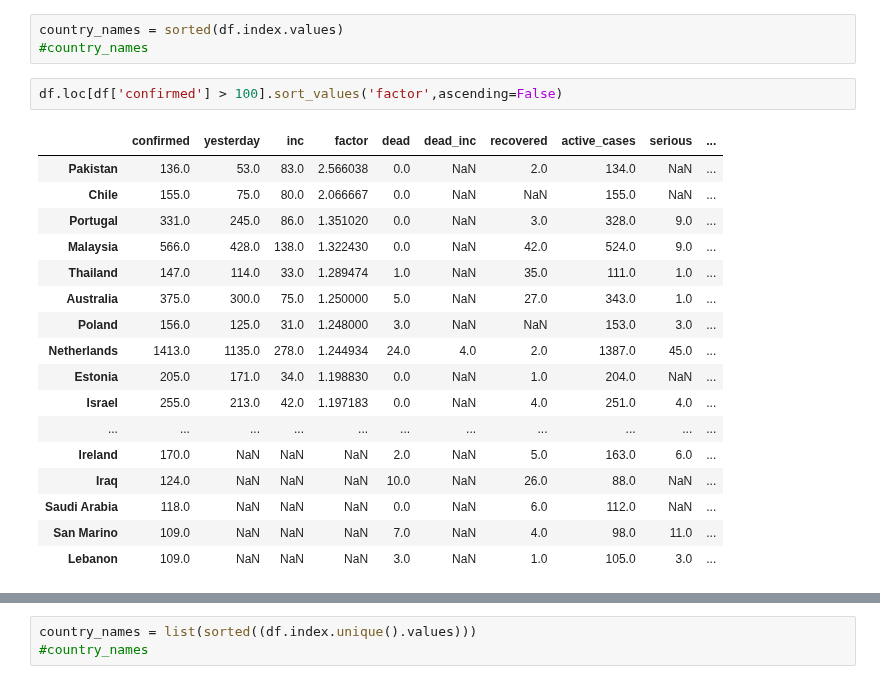
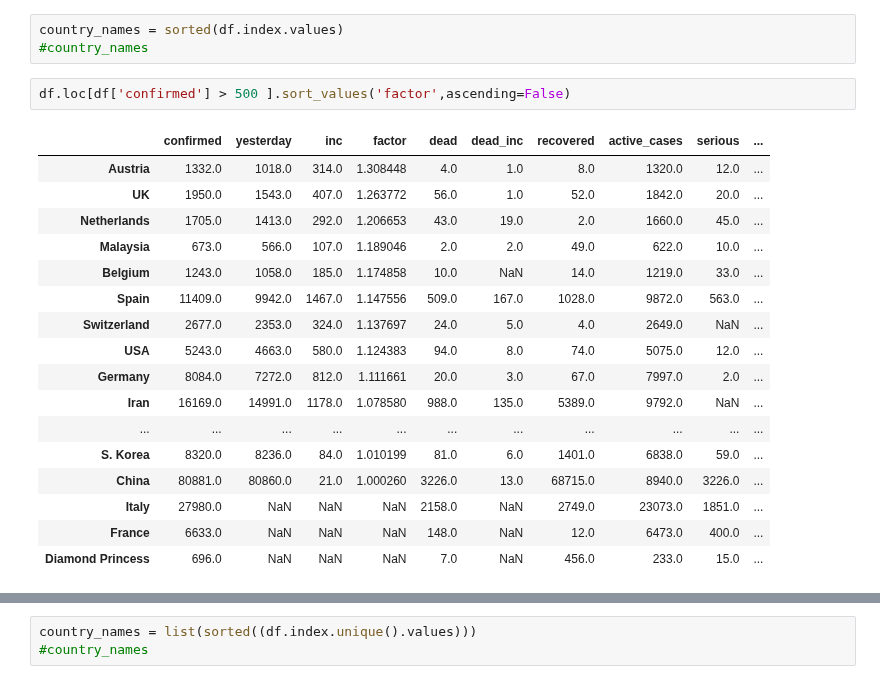
Before and after one commit to tolex3/note, a Jupyter notebook: scrape_worldometers_data.ipynb, the cells around one changed output, grey strips where cells are left out. Cells and saved outputs as stored; diff of their text form.

```diff
--- a/scrape_worldometers_data.ipynb
+++ b/scrape_worldometers_data.ipynb
@@ -218,25 +230,25 @@ top_dead_pct
 country_names = sorted(df.index.values)
 #country_names
 # %%
-df.loc[df['confirmed'] > 100].sort_values('factor',ascending=False)
+df.loc[df['confirmed'] > 500 ].sort_values('factor',ascending=False)
 # %% [output]
 |  | confirmed | yesterday | inc | factor | dead | dead_inc | recovered | active_cases | serious | ... |
-| Pakistan | 136.0 | 53.0 | 83.0 | 2.566038 | 0.0 | NaN | 2.0 | 134.0 | NaN | ... |
-| Chile | 155.0 | 75.0 | 80.0 | 2.066667 | 0.0 | NaN | NaN | 155.0 | NaN | ... |
-| Portugal | 331.0 | 245.0 | 86.0 | 1.351020 | 0.0 | NaN | 3.0 | 328.0 | 9.0 | ... |
-| Malaysia | 566.0 | 428.0 | 138.0 | 1.322430 | 0.0 | NaN | 42.0 | 524.0 | 9.0 | ... |
-| Thailand | 147.0 | 114.0 | 33.0 | 1.289474 | 1.0 | NaN | 35.0 | 111.0 | 1.0 | ... |
-| Australia | 375.0 | 300.0 | 75.0 | 1.250000 | 5.0 | NaN | 27.0 | 343.0 | 1.0 | ... |
-| Poland | 156.0 | 125.0 | 31.0 | 1.248000 | 3.0 | NaN | NaN | 153.0 | 3.0 | ... |
-| Netherlands | 1413.0 | 1135.0 | 278.0 | 1.244934 | 24.0 | 4.0 | 2.0 | 1387.0 | 45.0 | ... |
-| Estonia | 205.0 | 171.0 | 34.0 | 1.198830 | 0.0 | NaN | 1.0 | 204.0 | NaN | ... |
-| Israel | 255.0 | 213.0 | 42.0 | 1.197183 | 0.0 | NaN | 4.0 | 251.0 | 4.0 | ... |
+| Austria | 1332.0 | 1018.0 | 314.0 | 1.308448 | 4.0 | 1.0 | 8.0 | 1320.0 | 12.0 | ... |
+| UK | 1950.0 | 1543.0 | 407.0 | 1.263772 | 56.0 | 1.0 | 52.0 | 1842.0 | 20.0 | ... |
+| Netherlands | 1705.0 | 1413.0 | 292.0 | 1.206653 | 43.0 | 19.0 | 2.0 | 1660.0 | 45.0 | ... |
+| Malaysia | 673.0 | 566.0 | 107.0 | 1.189046 | 2.0 | 2.0 | 49.0 | 622.0 | 10.0 | ... |
+| Belgium | 1243.0 | 1058.0 | 185.0 | 1.174858 | 10.0 | NaN | 14.0 | 1219.0 | 33.0 | ... |
+| Spain | 11409.0 | 9942.0 | 1467.0 | 1.147556 | 509.0 | 167.0 | 1028.0 | 9872.0 | 563.0 | ... |
+| Switzerland | 2677.0 | 2353.0 | 324.0 | 1.137697 | 24.0 | 5.0 | 4.0 | 2649.0 | NaN | ... |
+| USA | 5243.0 | 4663.0 | 580.0 | 1.124383 | 94.0 | 8.0 | 74.0 | 5075.0 | 12.0 | ... |
+| Germany | 8084.0 | 7272.0 | 812.0 | 1.111661 | 20.0 | 3.0 | 67.0 | 7997.0 | 2.0 | ... |
+| Iran | 16169.0 | 14991.0 | 1178.0 | 1.078580 | 988.0 | 135.0 | 5389.0 | 9792.0 | NaN | ... |
 | ... | ... | ... | ... | ... | ... | ... | ... | ... | ... | ... |
-| Ireland | 170.0 | NaN | NaN | NaN | 2.0 | NaN | 5.0 | 163.0 | 6.0 | ... |
-| Iraq | 124.0 | NaN | NaN | NaN | 10.0 | NaN | 26.0 | 88.0 | NaN | ... |
-| Saudi Arabia | 118.0 | NaN | NaN | NaN | 0.0 | NaN | 6.0 | 112.0 | NaN | ... |
-| San Marino | 109.0 | NaN | NaN | NaN | 7.0 | NaN | 4.0 | 98.0 | 11.0 | ... |
-| Lebanon | 109.0 | NaN | NaN | NaN | 3.0 | NaN | 1.0 | 105.0 | 3.0 | ... |
+| S. Korea | 8320.0 | 8236.0 | 84.0 | 1.010199 | 81.0 | 6.0 | 1401.0 | 6838.0 | 59.0 | ... |
+| China | 80881.0 | 80860.0 | 21.0 | 1.000260 | 3226.0 | 13.0 | 68715.0 | 8940.0 | 3226.0 | ... |
+| Italy | 27980.0 | NaN | NaN | NaN | 2158.0 | NaN | 2749.0 | 23073.0 | 1851.0 | ... |
+| France | 6633.0 | NaN | NaN | NaN | 148.0 | NaN | 12.0 | 6473.0 | 400.0 | ... |
+| Diamond Princess | 696.0 | NaN | NaN | NaN | 7.0 | NaN | 456.0 | 233.0 | 15.0 | ... |
 # %%
 top_10_per_m = df.sort_values('confirmed_per_M',ascending=False).head(10)
 top_10_per_m
```
Also changed, not shown: parts of 16 cells of this notebook, 2 other files.
